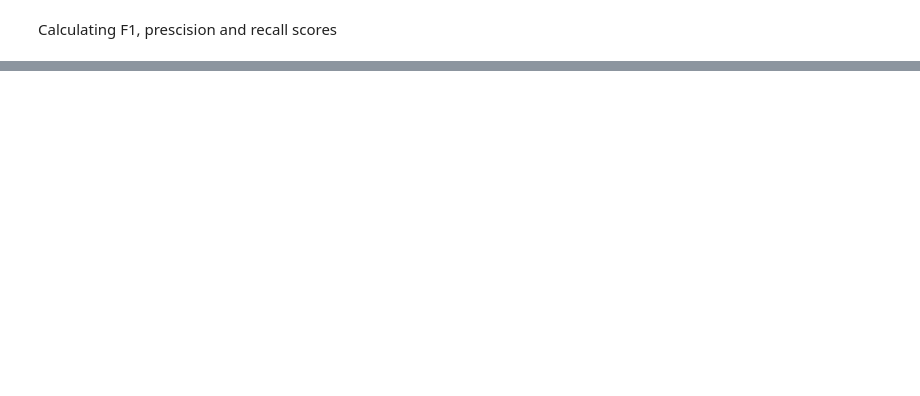
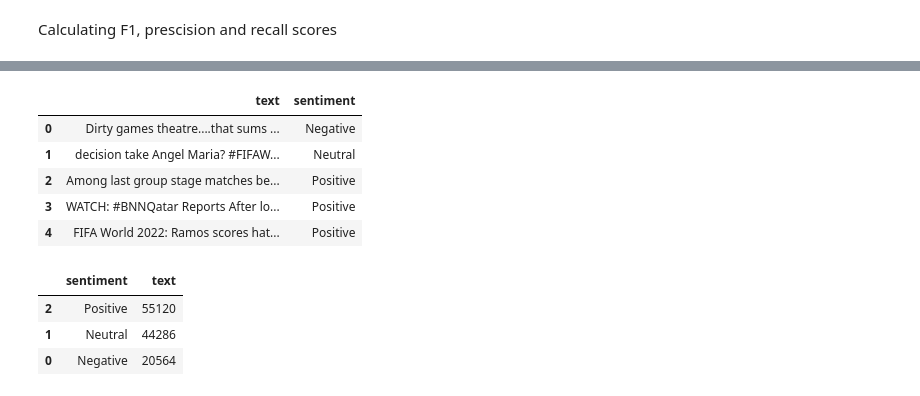
Before and after one commit to TrX9/Sentiment-Analysis, a Jupyter notebook: Sentiment_Analysis_Using_NaiveBayes.ipynb, the cells around one changed output, grey strips where cells are left out. Cells and saved outputs as stored; diff of their text form; code cells hidden in the pictures; blank space fills up the shorter version.

```diff
--- a/Sentiment_Analysis_Using_NaiveBayes.ipynb
+++ b/Sentiment_Analysis_Using_NaiveBayes.ipynb
@@ -265,0 +284,18 @@ Recall score =71.42%
+# %%
+tweets = tweets.replace([2,1,0],['Positive', 'Neutral','Negative'])
+tweets.head()
+# %% [output]
+|  | text | sentiment |
+| 0 | Dirty games theatre....that sums ... | Negative |
+| 1 | decision take Angel Maria? #FIFAW... | Neutral |
+| 2 | Among last group stage matches be... | Positive |
+| 3 | WATCH: #BNNQatar Reports After lo... | Positive |
+| 4 | FIFA World 2022: Ramos scores hat... | Positive |
+# %%
+temp = tweets.groupby('sentiment').count()['text'].reset_index().sort_values(by='text',ascending=False)
+temp.style.background_gradient(cmap='Purples')
+# %% [output]
+|  | sentiment | text |
+| 2 | Positive | 55120 |
+| 1 | Neutral | 44286 |
+| 0 | Negative | 20564 |
```
Also changed, not shown: parts of 13 cells of this notebook.
